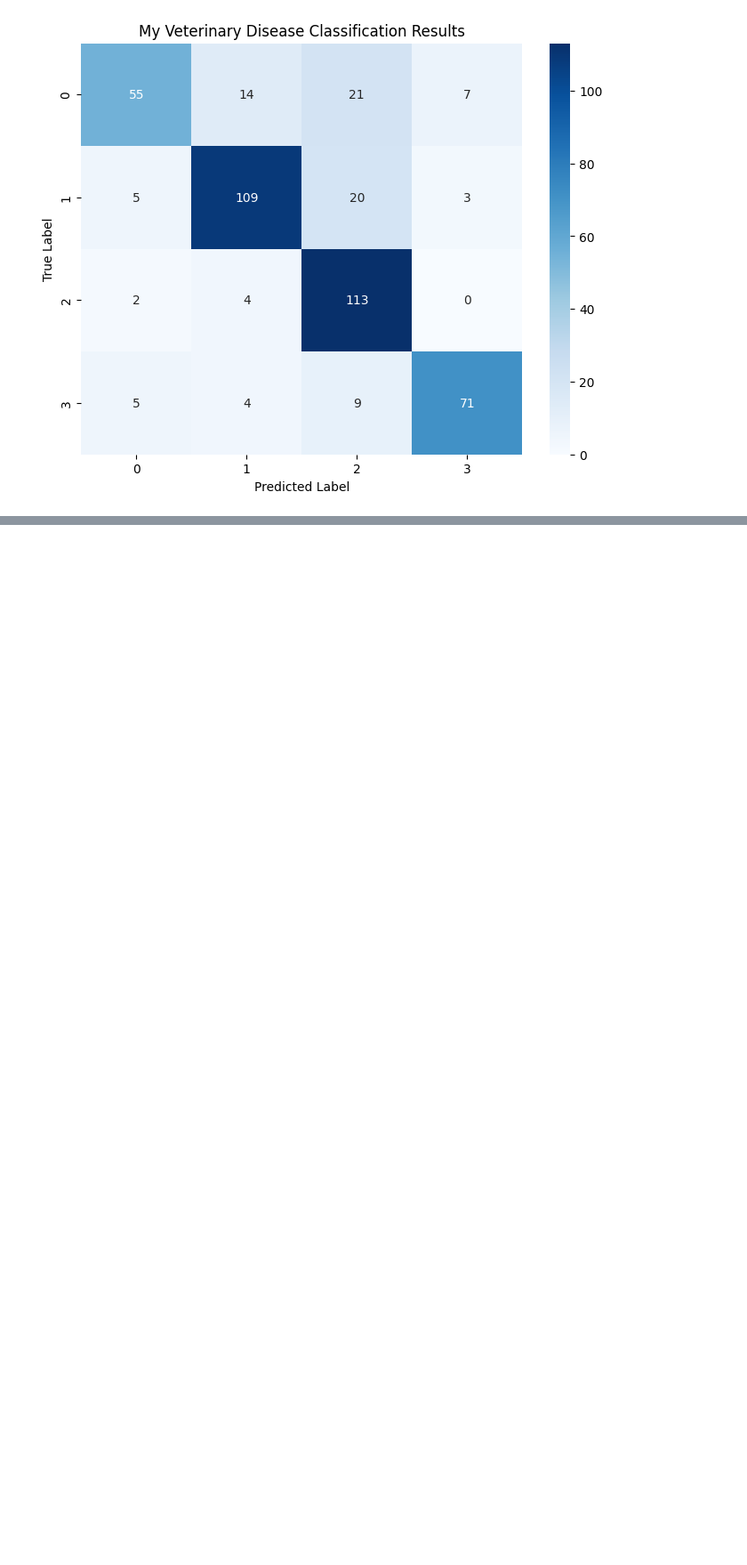
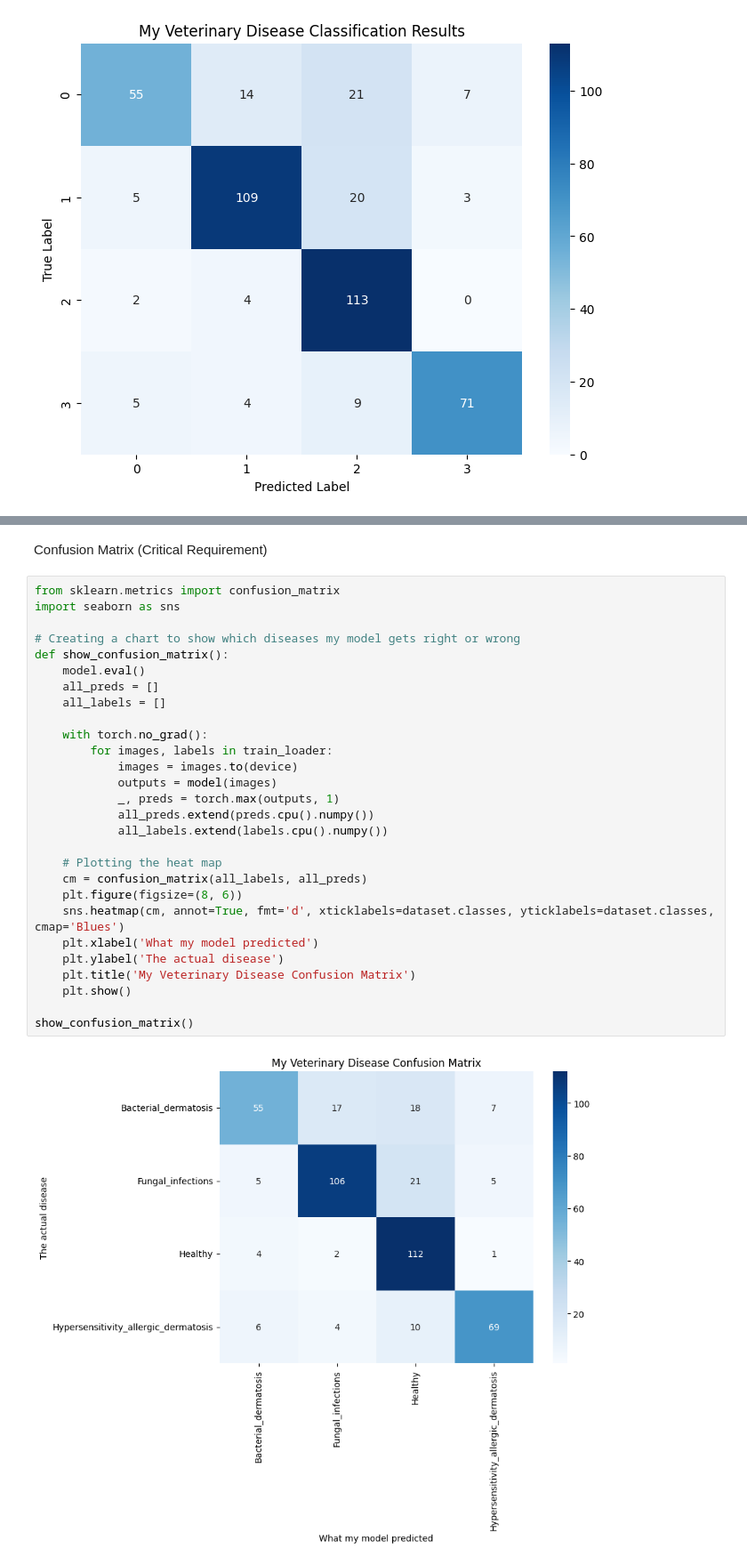
Before and after one commit to shahzaibkhanniazi-dot/MSAI-VetDisease-CRNN-2026, a Jupyter notebook: MSAI_VetDisease_CRNN_2026.ipynb, the cells around one changed output, grey strips where cells are left out. Shown at 89% size. Drawn from its saved outputs; the diff is of its cells as text; blank space fills up the shorter version.

```diff
--- a/MSAI_VetDisease_CRNN_2026.ipynb
+++ b/MSAI_VetDisease_CRNN_2026.ipynb
@@ -438,0 +509,32 @@ plt.show()
+# %% [markdown]
+Confusion Matrix (Critical Requirement)
+# %%
+from sklearn.metrics import confusion_matrix
+import seaborn as sns
+
+# Creating a chart to show which diseases my model gets right or wrong
+def show_confusion_matrix():
+    model.eval()
+    all_preds = []
+    all_labels = []
+
+    with torch.no_grad():
+        for images, labels in train_loader:
+            images = images.to(device)
+            outputs = model(images)
+            _, preds = torch.max(outputs, 1)
+            all_preds.extend(preds.cpu().numpy())
+            all_labels.extend(labels.cpu().numpy())
+
+    # Plotting the heat map
+    cm = confusion_matrix(all_labels, all_preds)
+    plt.figure(figsize=(8, 6))
+    sns.heatmap(cm, annot=True, fmt='d', xticklabels=dataset.classes, yticklabels=dataset.classes, cmap='Blues')
+    plt.xlabel('What my model predicted')
+    plt.ylabel('The actual disease')
+    plt.title('My Veterinary Disease Confusion Matrix')
+    plt.show()
+
+show_confusion_matrix()
+# %% [output]
+[figure, added]
```
Also changed, not shown: parts of 7 cells of this notebook.
